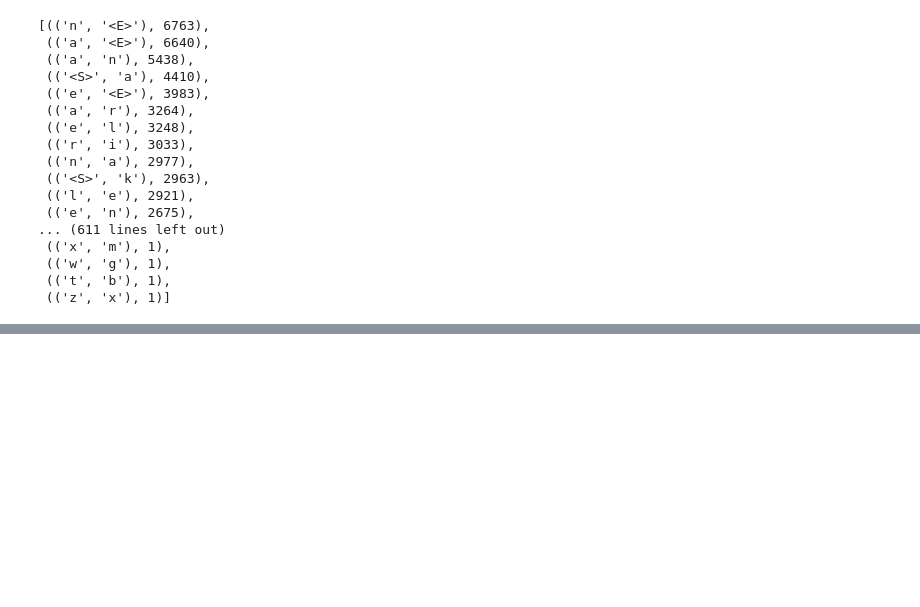
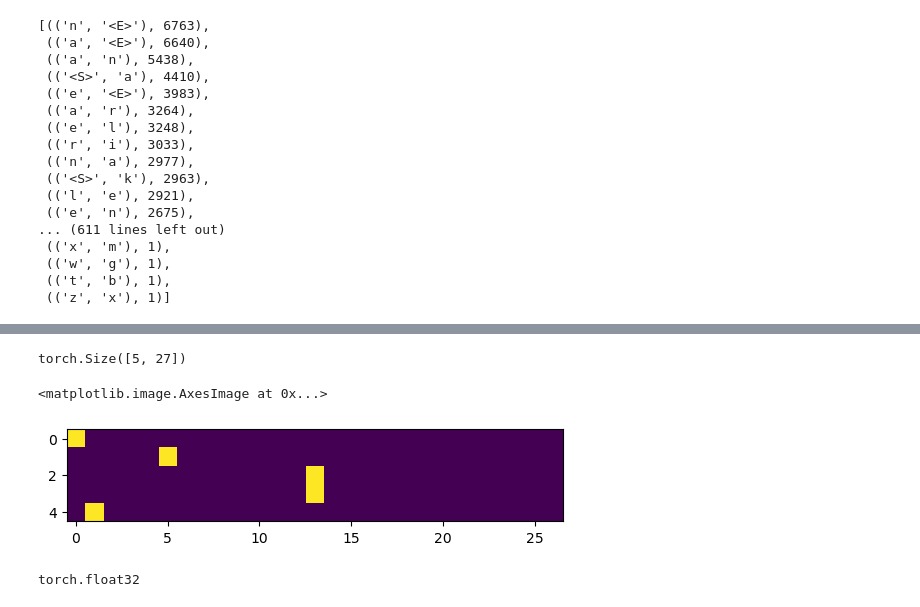
Before and after one commit to sohara/makemore, a Jupyter notebook: build_makemore.ipynb, the cells around one changed output, grey strips where cells are left out. Cells and saved outputs as stored; diff of their text form; code cells hidden in the pictures; blank space fills up the shorter version.

```diff
--- a/build_makemore.ipynb
+++ b/build_makemore.ipynb
@@ -133,0 +227,25 @@ plt.axis('off')
+# %%
+# Now we need to evaluate our "model" output
+# The product of these probability values should be as high as possible
+log_likelihood = 0
+n = 0
+
+for w in words:
+# for w in ['andrejq']:
+    chs = ['.'] + list(w) + ['.']
+    for ch1, ch2 in zip(chs, chs[1:]):
+        ix1 = stoi[ch1]
+        ix2 = stoi[ch2]
+        prob = P[ix1, ix2]
+        # Get logprob for more wieldy output values
+        # log(a * b * c) = log(a) + log(b) + log(c)
+        logprob = torch.log(prob)
+        log_likelihood += logprob
+        n += 1
+        # print(f'{ch1}{ch2}: {prob:.4f} {logprob:.4f}')
+
+print(f'{log_likelihood=}')
+# Invert log_likelihood so we have a positive number for our loss function that we can try to minimize
+nll = -log_likelihood
+print(f'{nll=}')
+print(f'average nll: {nll/n}')
@@ -133,0 +256,15 @@ plt.axis('off')
+# %%
+# create the training set of bigrams (x, y)
+# We are given first char (x) and trying to predict the next one (y)
+xs, ys = [], []
+for w in words[:1]:
+    chs = ['.'] + list(w) + ['.']
+    for ch1, ch2 in zip(chs, chs[1:]):
+        ix1 = stoi[ch1]
+        ix2 = stoi[ch2]
+        print(ch1, ch2)
+        xs.append(ix1)
+        ys.append(ix2)
+
+xs = torch.tensor(xs)
+ys = torch.tensor(ys)
@@ -133,0 +287,3 @@ plt.axis('off')
+# %%
+xenc = F.one_hot(xs, num_classes=27).float() # cast to float, better for vectors in nn
+xenc
@@ -133,0 +301,13 @@ plt.axis('off')
+# %%
+xenc.shape
+# %% [output]
+torch.Size([5, 27])
+# %%
+plt.imshow(xenc)
+# %% [output]
+<matplotlib.image.AxesImage at 0x...>
+[figure, added]
+# %%
+xenc.dtype
+# %% [output]
+torch.float32
```
Also changed, not shown: parts of 47 cells of this notebook.
